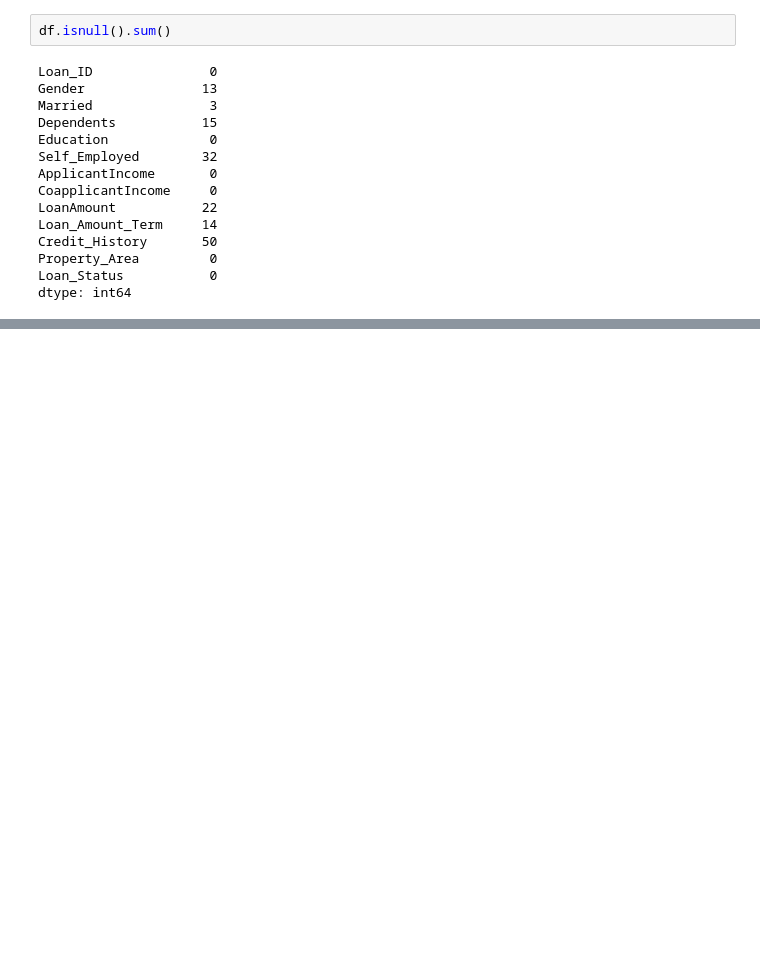
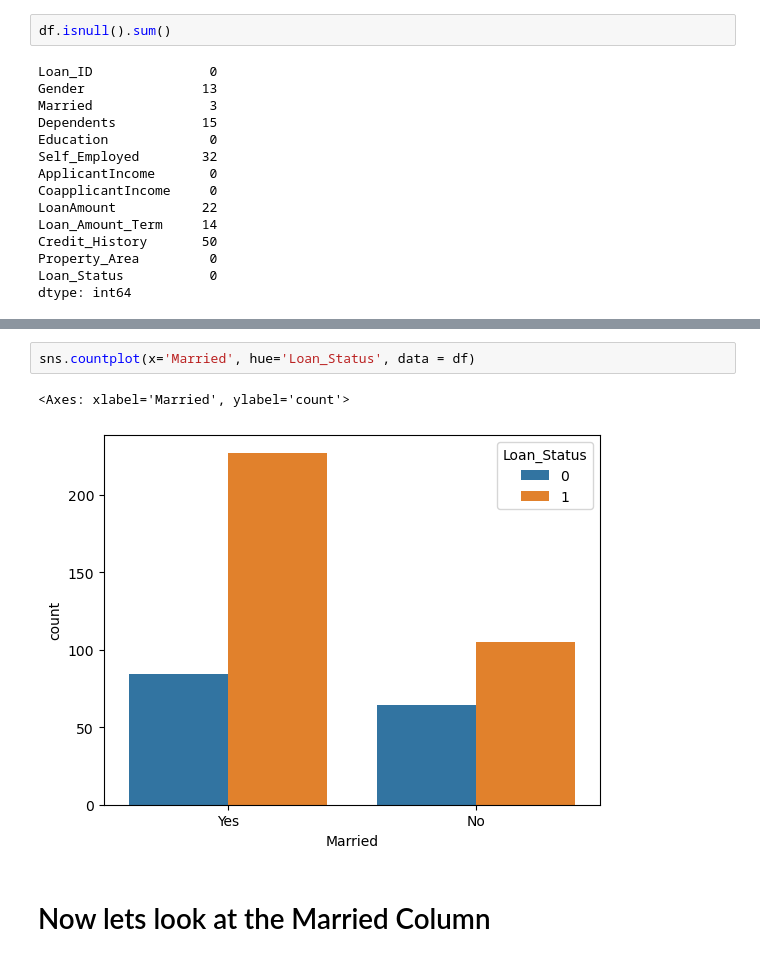
Before and after one commit to AjaydeepSamra/Projects, a Jupyter notebook: LoanApprovalSystem/Loan_Predictor.ipynb, the cells around one changed output, grey strips where cells are left out. Drawn from its saved outputs; the diff is of its cells as text; blank space fills up the shorter version.

```diff
--- a/LoanApprovalSystem/Loan_Predictor.ipynb
+++ b/LoanApprovalSystem/Loan_Predictor.ipynb
@@ -69,0 +179,7 @@ dtype: int64
+# %%
+sns.countplot(x='Married', hue='Loan_Status', data = df)
+# %% [output]
+<Axes: xlabel='Married', ylabel='count'>
+[figure, added]
+# %% [markdown]
+# Now lets look at the Married Column
```
Also changed, not shown: parts of 51 cells of this notebook.
